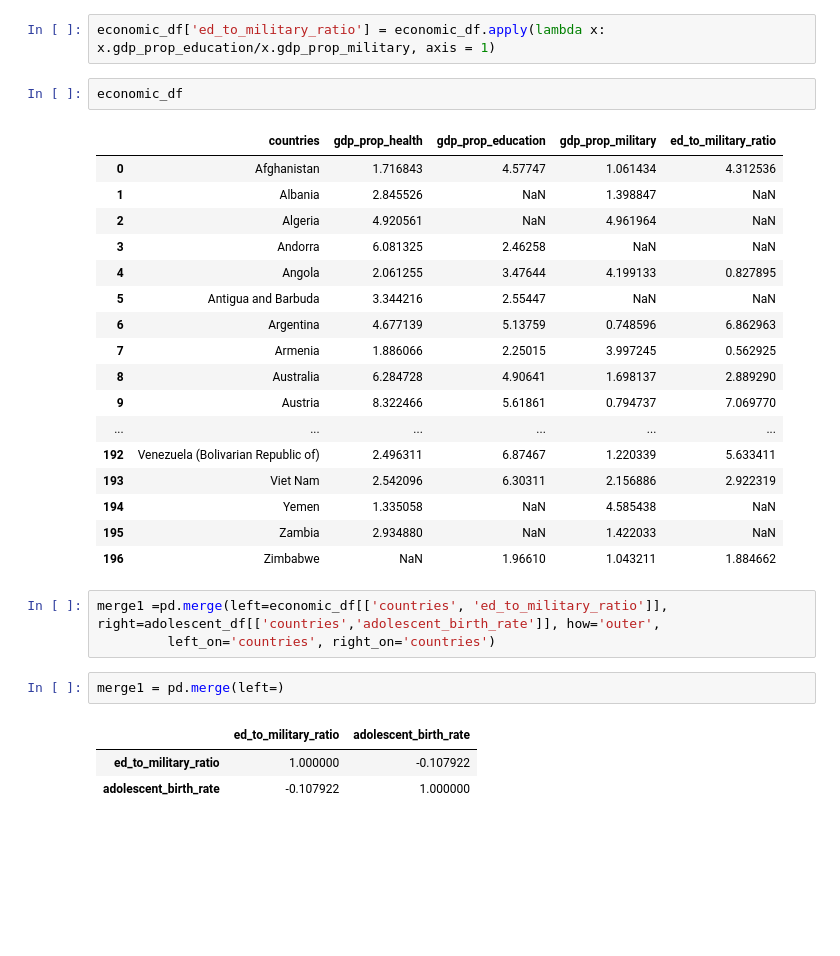
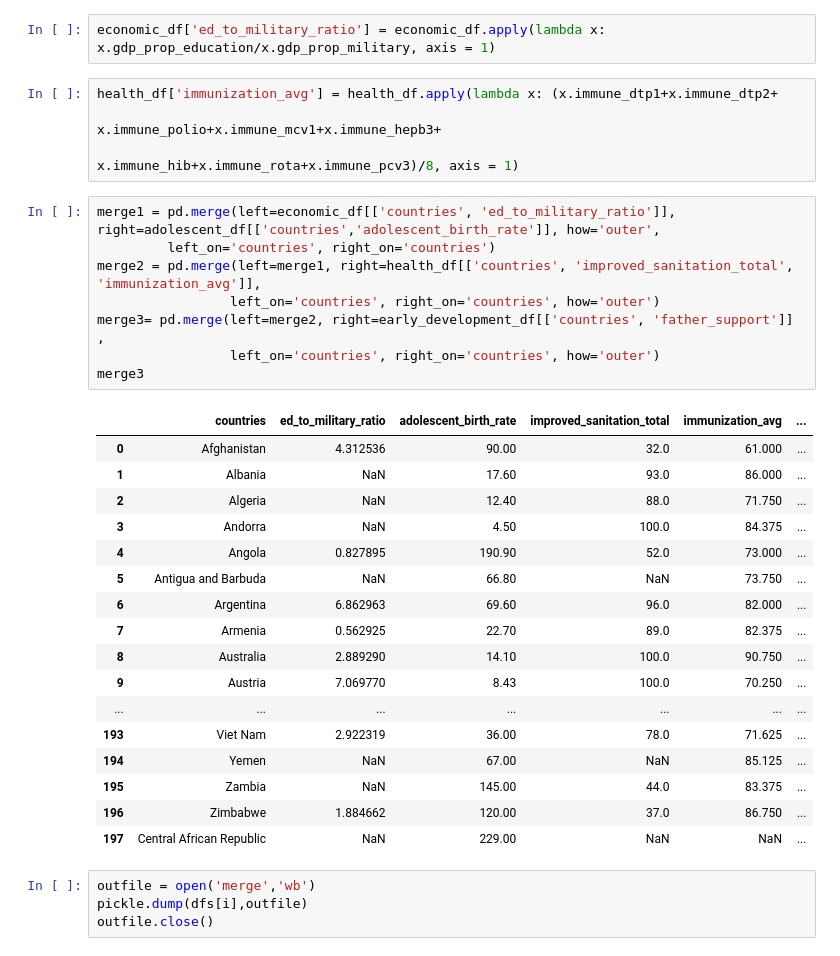
Before and after one commit to Yee-Brian14/primary_completion_rate, a Jupyter notebook: working-notebook.ipynb, the cells around one changed output. Drawn from its saved outputs; the diff is of its cells as text; blank space fills up the shorter version.

Commit message:
new pickle from merged dfs

```diff
--- a/working-notebook.ipynb
+++ b/working-notebook.ipynb
@@ -190,32 +192,37 @@ for i in range(0, len(dfs)):
     outfile.close()
 # %%
 economic_df['ed_to_military_ratio'] = economic_df.apply(lambda x: x.gdp_prop_education/x.gdp_prop_military, axis = 1)
-# %%
-economic_df
-# %% [output]
-|  | countries | gdp_prop_health | gdp_prop_education | gdp_prop_military | ed_to_military_ratio |
-| 0 | Afghanistan | 1.716843 | 4.57747 | 1.061434 | 4.312536 |
-| 1 | Albania | 2.845526 | NaN | 1.398847 | NaN |
-| 2 | Algeria | 4.920561 | NaN | 4.961964 | NaN |
-| 3 | Andorra | 6.081325 | 2.46258 | NaN | NaN |
-| 4 | Angola | 2.061255 | 3.47644 | 4.199133 | 0.827895 |
-| 5 | Antigua and Barbuda | 3.344216 | 2.55447 | NaN | NaN |
-| 6 | Argentina | 4.677139 | 5.13759 | 0.748596 | 6.862963 |
-| 7 | Armenia | 1.886066 | 2.25015 | 3.997245 | 0.562925 |
-| 8 | Australia | 6.284728 | 4.90641 | 1.698137 | 2.889290 |
-| 9 | Austria | 8.322466 | 5.61861 | 0.794737 | 7.069770 |
-| ... | ... | ... | ... | ... | ... |
-| 192 | Venezuela (Bolivarian Republic of) | 2.496311 | 6.87467 | 1.220339 | 5.633411 |
-| 193 | Viet Nam | 2.542096 | 6.30311 | 2.156886 | 2.922319 |
-| 194 | Yemen | 1.335058 | NaN | 4.585438 | NaN |
-| 195 | Zambia | 2.934880 | NaN | 1.422033 | NaN |
-| 196 | Zimbabwe | NaN | 1.96610 | 1.043211 | 1.884662 |
+# %%
+health_df['immunization_avg'] = health_df.apply(lambda x: (x.immune_dtp1+x.immune_dtp2+
+                                                x.immune_polio+x.immune_mcv1+x.immune_hepb3+
+                                                x.immune_hib+x.immune_rota+x.immune_pcv3)/8, axis = 1)
 # %%
-merge1 =pd.merge(left=economic_df[['countries', 'ed_to_military_ratio']], right=adolescent_df[['countries','adolescent_birth_rate']], how='outer',
+merge1 = pd.merge(left=economic_df[['countries', 'ed_to_military_ratio']], right=adolescent_df[['countries','adolescent_birth_rate']], how='outer',
          left_on='countries', right_on='countries')
+merge2 = pd.merge(left=merge1, right=health_df[['countries', 'improved_sanitation_total', 'immunization_avg']],
+                 left_on='countries', right_on='countries', how='outer')
+merge3= pd.merge(left=merge2, right=early_development_df[['countries', 'father_support']] ,
+                 left_on='countries', right_on='countries', how='outer')
+merge3
+# %% [output]
+|  | countries | ed_to_military_ratio | adolescent_birth_rate | improved_sanitation_total | immunization_avg | ... |
+| 0 | Afghanistan | 4.312536 | 90.00 | 32.0 | 61.000 | ... |
+| 1 | Albania | NaN | 17.60 | 93.0 | 86.000 | ... |
+| 2 | Algeria | NaN | 12.40 | 88.0 | 71.750 | ... |
+| 3 | Andorra | NaN | 4.50 | 100.0 | 84.375 | ... |
+| 4 | Angola | 0.827895 | 190.90 | 52.0 | 73.000 | ... |
+| 5 | Antigua and Barbuda | NaN | 66.80 | NaN | 73.750 | ... |
+| 6 | Argentina | 6.862963 | 69.60 | 96.0 | 82.000 | ... |
+| 7 | Armenia | 0.562925 | 22.70 | 89.0 | 82.375 | ... |
+| 8 | Australia | 2.889290 | 14.10 | 100.0 | 90.750 | ... |
+| 9 | Austria | 7.069770 | 8.43 | 100.0 | 70.250 | ... |
+| ... | ... | ... | ... | ... | ... | ... |
+| 193 | Viet Nam | 2.922319 | 36.00 | 78.0 | 71.625 | ... |
+| 194 | Yemen | NaN | 67.00 | NaN | 85.125 | ... |
+| 195 | Zambia | NaN | 145.00 | 44.0 | 83.375 | ... |
+| 196 | Zimbabwe | 1.884662 | 120.00 | 37.0 | 86.750 | ... |
+| 197 | Central African Republic | NaN | 229.00 | NaN | NaN | ... |
-# %%
-merge1 = pd.merge(left=)
-# %% [output]
-|  | ed_to_military_ratio | adolescent_birth_rate |
-| ed_to_military_ratio | 1.000000 | -0.107922 |
-| adolescent_birth_rate | -0.107922 | 1.000000 |
+# %%
+outfile = open('merge','wb')
+pickle.dump(dfs[i],outfile)
+outfile.close()
```
Also changed, not shown: parts of 1 cell of this notebook, 1 other file.
